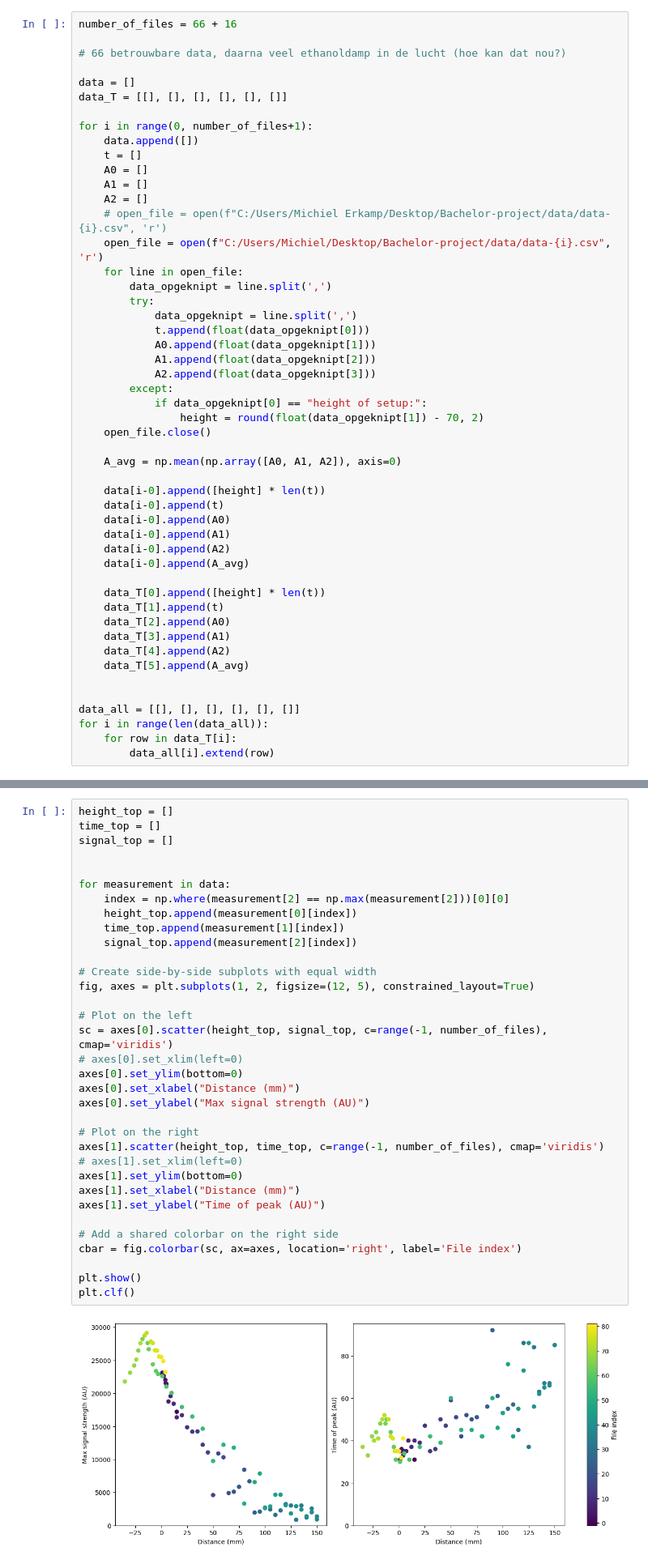
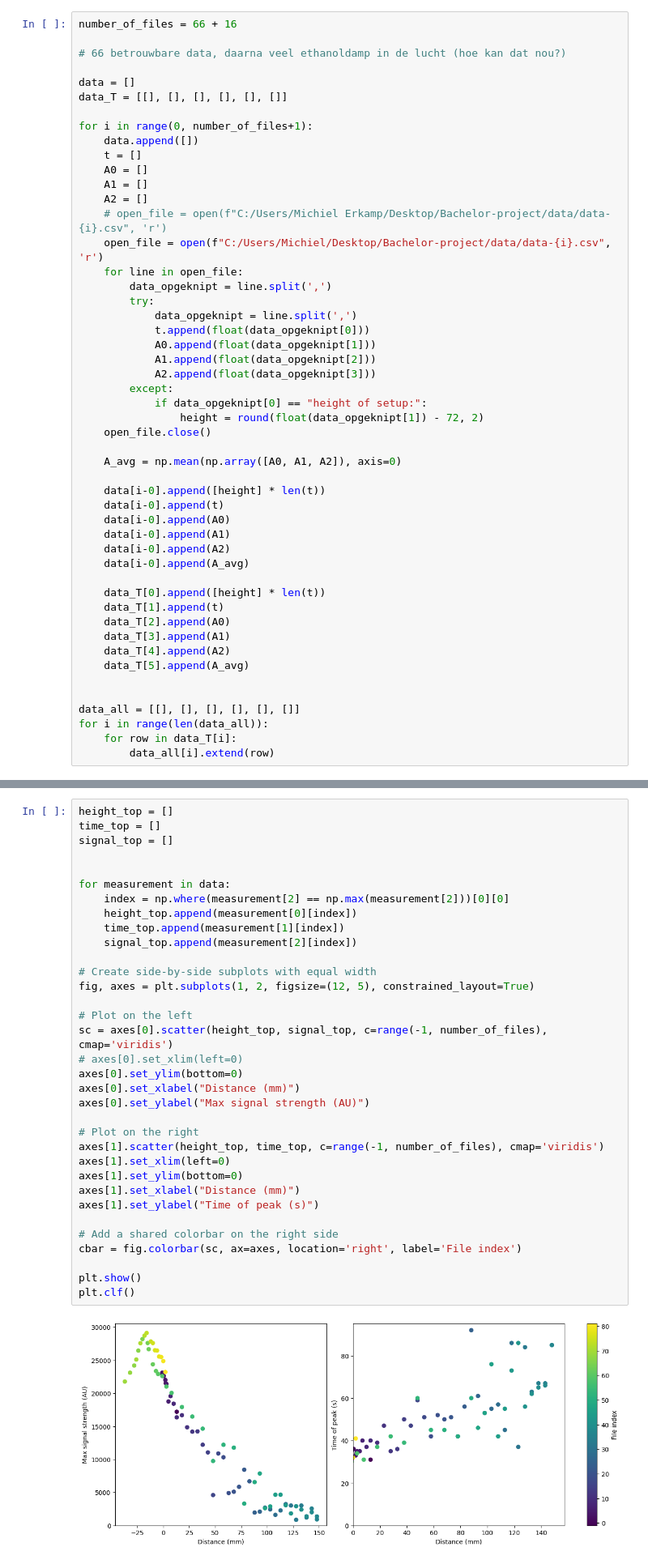
Before and after one commit to Michiel-E3/Bachelor-project, a Jupyter notebook: data-analyse experiment 2/data-analysis2.ipynb, the cells around one changed output, grey strips where cells are left out. Shown: that part at 81% size. Drawn from its saved outputs; the diff is of its cells as text.

Commit message:
data analysis of experiment 2

```diff
--- a/data-analyse experiment 2/data-analysis2.ipynb
+++ b/data-analyse experiment 2/data-analysis2.ipynb
@@ -27,7 +27,7 @@ for i in range(0, number_of_files+1):
             A2.append(float(data_opgeknipt[3]))
         except:
             if data_opgeknipt[0] == "height of setup:":
-                height = round(float(data_opgeknipt[1]) - 70, 2)
+                height = round(float(data_opgeknipt[1]) - 72, 2)
     open_file.close()
 
     A_avg = np.mean(np.array([A0, A1, A2]), axis=0)
@@ -77,34 +77,34 @@ time_top = []
 signal_top = []
 
 
 for measurement in data:
     index = np.where(measurement[2] == np.max(measurement[2]))[0][0]
     height_top.append(measurement[0][index])
     time_top.append(measurement[1][index])
     signal_top.append(measurement[2][index])
 
 # Create side-by-side subplots with equal width
 fig, axes = plt.subplots(1, 2, figsize=(12, 5), constrained_layout=True)
 
 # Plot on the left
 sc = axes[0].scatter(height_top, signal_top, c=range(-1, number_of_files), cmap='viridis')
 # axes[0].set_xlim(left=0)
 axes[0].set_ylim(bottom=0)
 axes[0].set_xlabel("Distance (mm)")
 axes[0].set_ylabel("Max signal strength (AU)")
 
 # Plot on the right
 axes[1].scatter(height_top, time_top, c=range(-1, number_of_files), cmap='viridis')
-# axes[1].set_xlim(left=0)
+axes[1].set_xlim(left=0)
 axes[1].set_ylim(bottom=0)
 axes[1].set_xlabel("Distance (mm)")
-axes[1].set_ylabel("Time of peak (AU)")
+axes[1].set_ylabel("Time of peak (s)")
 
 # Add a shared colorbar on the right side
 cbar = fig.colorbar(sc, ax=axes, location='right', label='File index')
 
 plt.show()
 plt.clf()
 # %% [output]
-[figure, old version]
+[figure, new version]
 <Figure size 640x480 with 0 Axes>
```
Also changed, not shown: 4 other files.
